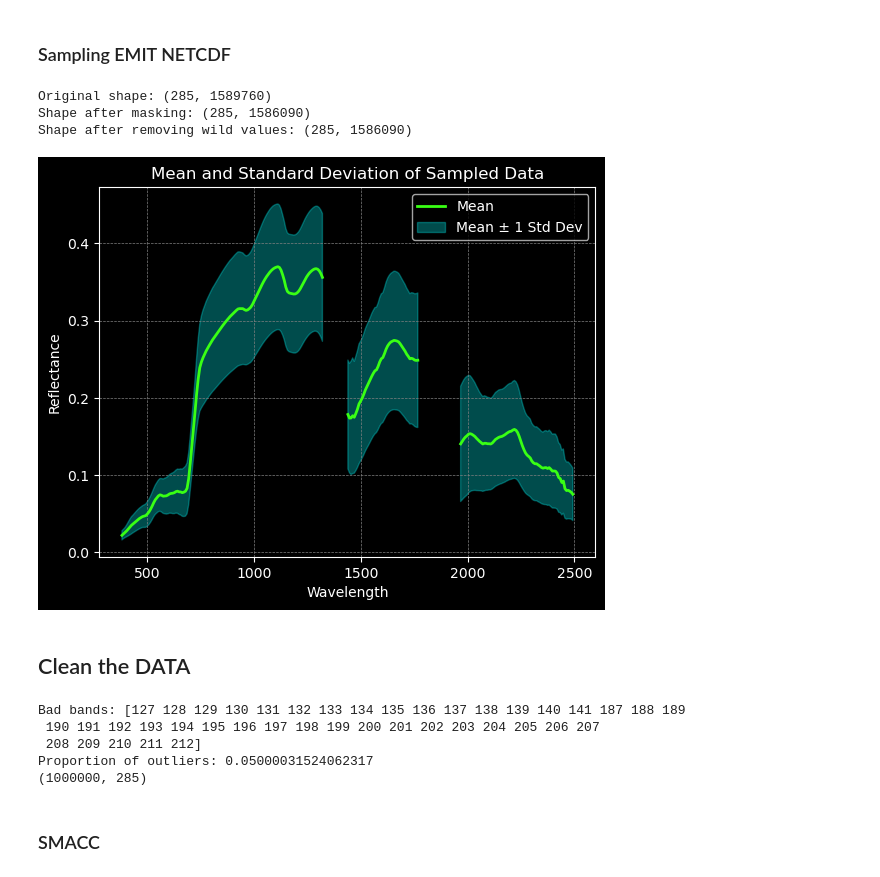
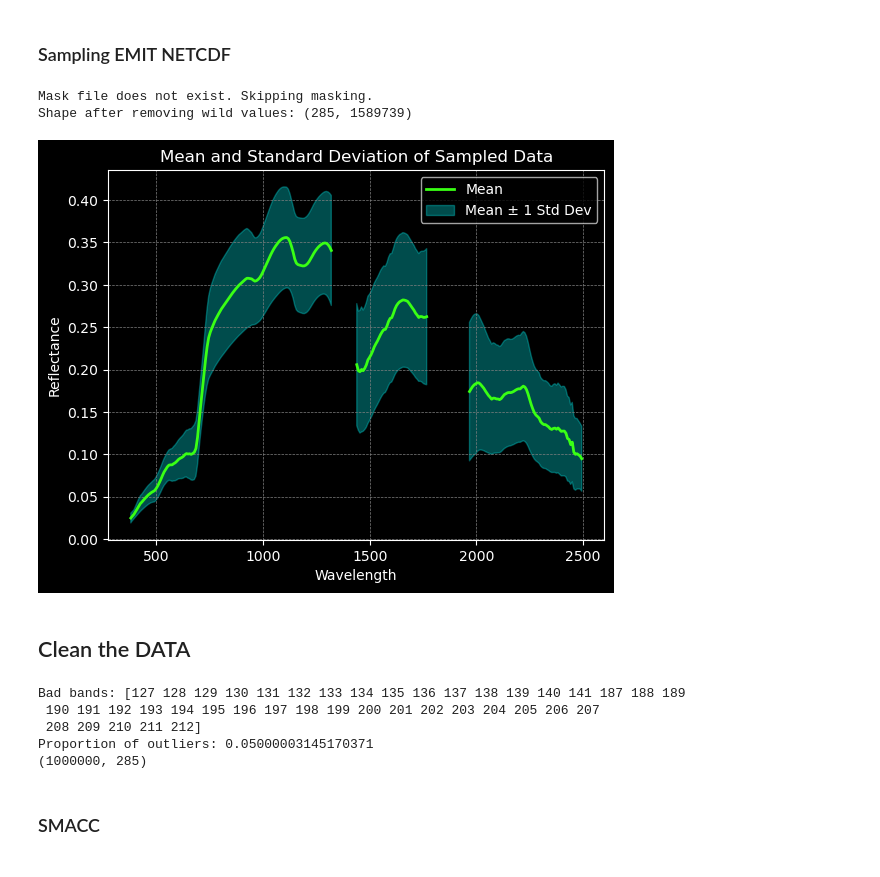
Before and after one commit to frontiersi/hyperspec-fc, a Jupyter notebook: endmember_extraction_playground.ipynb, the cells around one changed output. Drawn from its saved outputs; the diff is of its cells as text; code cells hidden in the pictures.

```diff
--- a/endmember_extraction_playground.ipynb
+++ b/endmember_extraction_playground.ipynb
@@ -87,38 +87,37 @@ def plot_data(dat, wavelengths):
     mean = np.mean(dat, axis=1)
     std_dev = np.std(dat, axis=1)
 
     # Mask values less than 0 by setting them to NaN
     mean[mean < 0] = np.nan
     std_dev[std_dev < 0] = np.nan
 
     # Set the black background
     plt.style.use('dark_background')
 
     # Plot the mean with a neon color
     plt.plot(wavelengths, mean, label='Mean', color='#39FF14', linewidth=2)  # Neon green line
 
     # Plot the standard deviation as a shaded area with a neon color
     plt.fill_between(wavelengths, mean - std_dev, mean + std_dev, color='#00FFFF', alpha=0.3, label='Mean ± 1 Std Dev')  # Neon cyan shading
 
     # Customize the plot with labels, title, legend, and grid
     plt.xlabel('Wavelength', color='white')
     plt.ylabel('Reflectance', color='white')
     plt.title('Mean and Standard Deviation of Sampled Data', color='white')
     plt.legend()
     plt.grid(color='gray', linestyle='--', linewidth=0.5)
 
     # Show the plot
     plt.show()
 
 # Usage:
-emit_file = '/mnt/e/Temp/aus_matched/emit/EMIT_L2A_RFL_001_20241029T023523_2430302_056.nc'
+emit_file = '/mnt/e/OneDrive - Cibo Labs Pty Ltd/smartsatQuality/crc_emit/EMIT_L2A_RFL_001_20241029T023511_2430302_055.nc'
 dat, wavelengths = extract_and_mask_data(emit_file)
 plot_data(dat, wavelengths)
 # %% [output]
-Original shape: (285, 1589760)
-Shape after masking: (285, 1586090)
-Shape after removing wild values: (285, 1586090)
+Mask file does not exist. Skipping masking.
+Shape after removing wild values: (285, 1589739)
-[figure, old version]
+[figure, new version]
 # %% [markdown]
 ## Clean the DATA
 # %%
@@ -142,7 +141,7 @@ print(sampled_data.shape)
 Bad bands: [127 128 129 130 131 132 133 134 135 136 137 138 139 140 141 187 188 189
  190 191 192 193 194 195 196 197 198 199 200 201 202 203 204 205 206 207
  208 209 210 211 212]
-Proportion of outliers: 0.05000031524062317
+Proportion of outliers: 0.05000003145170371
 (1000000, 285)
 # %% [markdown]
 ### SMACC
```
Also changed, not shown: parts of 7 cells of this notebook, 1 other file.
